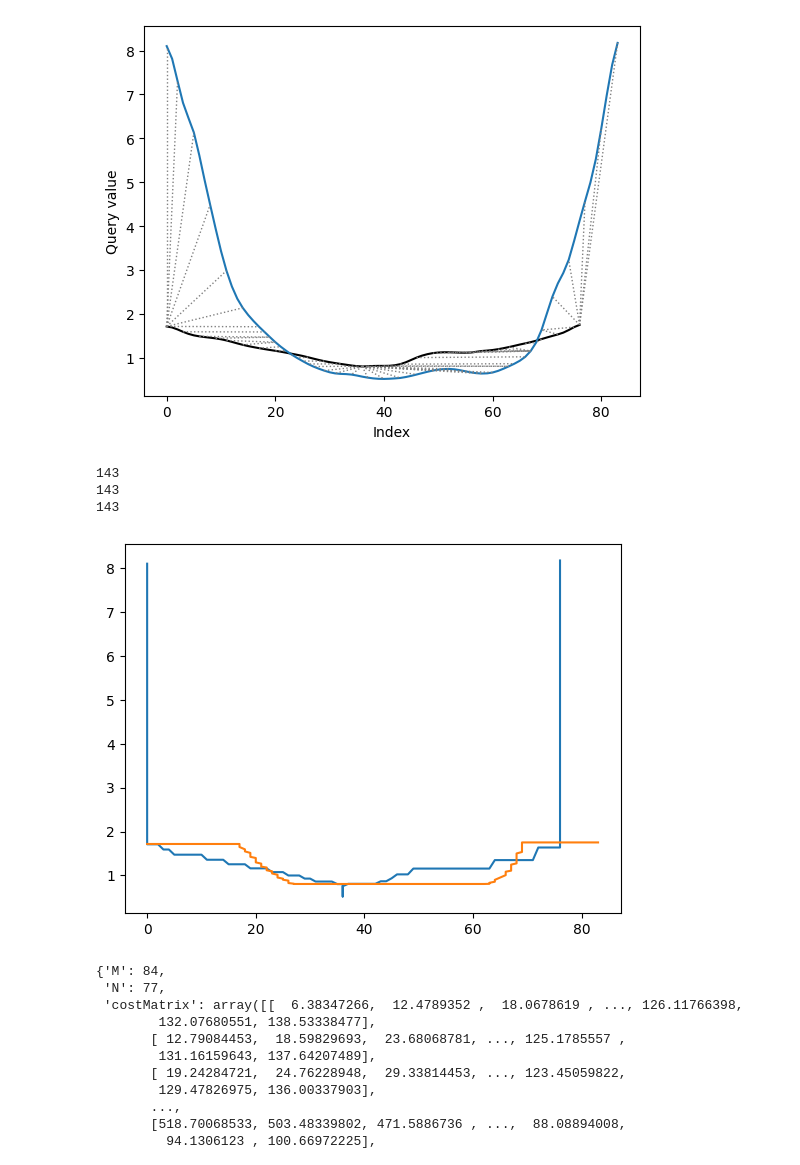
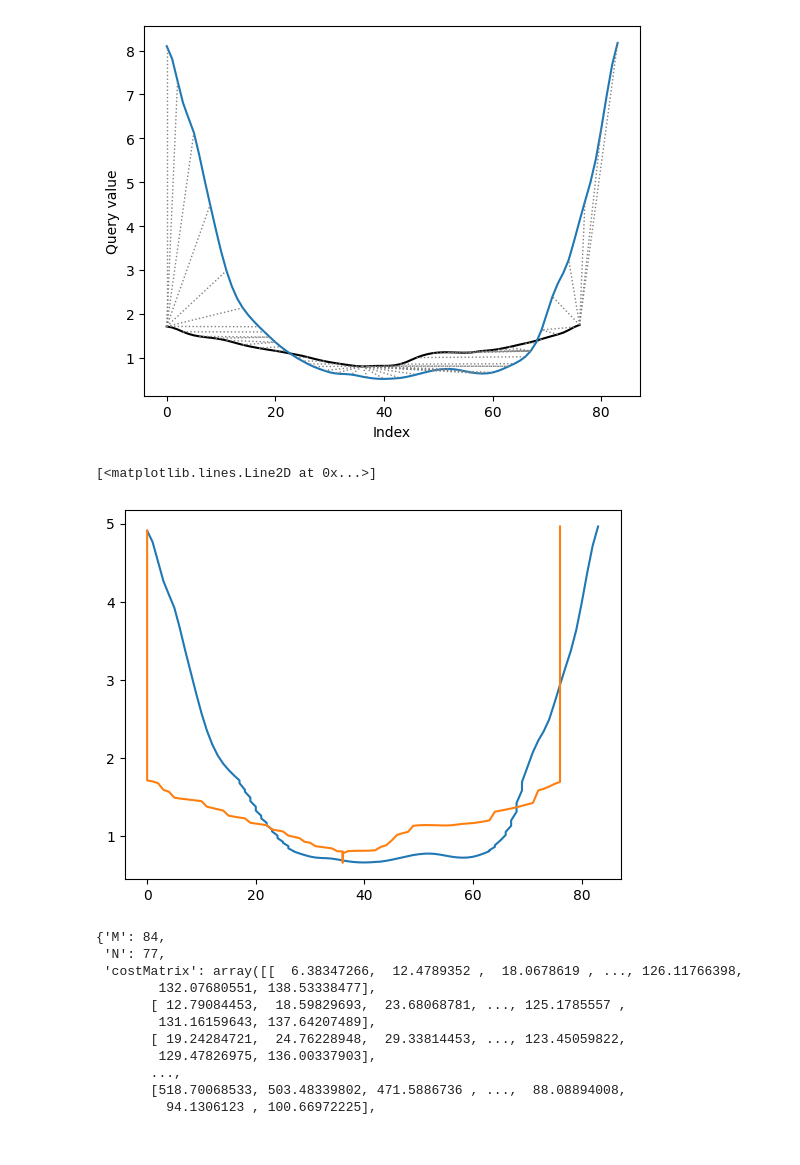
Before and after one commit to QingwenZeng123/Gait-verification, a Jupyter notebook: ExtractShapelets.ipynb, the cells around one changed output. Saved outputs shown, nothing was run; the diff lists cells and outputs as text; code cells hidden in the pictures.

Commit message:
with average dtw plot

```diff
--- a/ExtractShapelets.ipynb
+++ b/ExtractShapelets.ipynb
@@ -85,20 +85,18 @@ DTW alignment object of size (query x reference): 77 x 84
 # %%
 reference = alignment.reference
 query = alignment.query
 # # unwarped
 # plt.plot(reference)
 # plt.plot(query)
-plt.plot(alignment.index1,reference[alignment.index2])
-plt.plot(alignment.index2,query[alignment.index1])
+# plt.plot(alignment.index1,reference[alignment.index2])
+# plt.plot(alignment.index2,query[alignment.index1])
+# plt.plot(alignment.index2,reference[alignment.index2])
 
-print(len(query[alignment.index1]))
-print(len(alignment.index1))
-print(len(alignment.index2))
+plt.plot(alignment.index2,(query[alignment.index1] + reference[alignment.index2]) / 2)
+plt.plot(alignment.index1,(query[alignment.index1] + reference[alignment.index2]) / 2)
 # %% [output]
-143
-143
-143
+[<matplotlib.lines.Line2D at 0x...>]
-[figure, old version]
+[figure, new version]
 # %%
 from pprint import pprint
 
```
